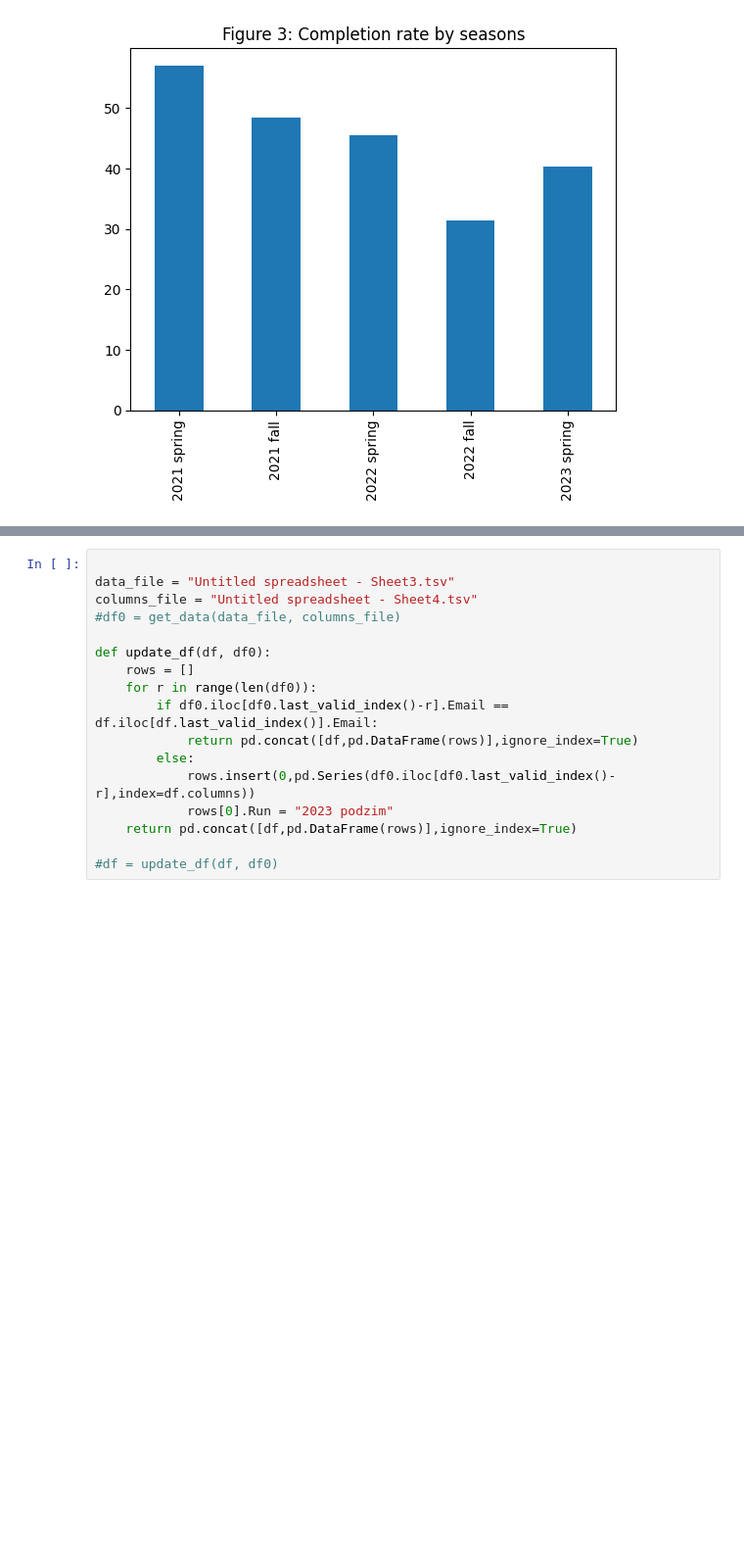
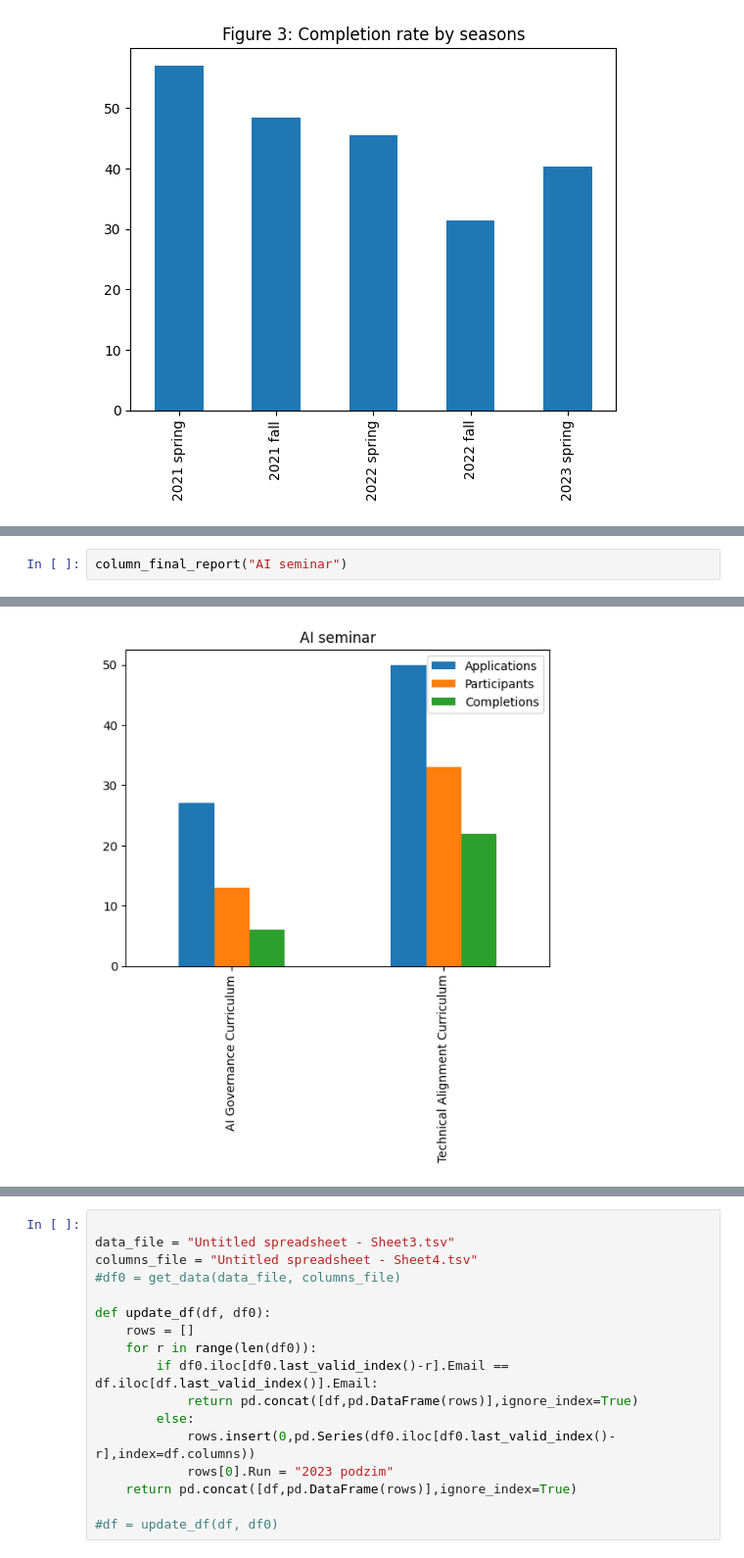
Before and after one commit to GPT-4I/evals, a Jupyter notebook: data.ipynb, the cells around one changed output, grey strips where cells are left out. Shown at 98% size. Cells and saved outputs as stored; diff of their text form; blank space fills up the shorter version.

```diff
--- a/data.ipynb
+++ b/data.ipynb
@@ -108,0 +126,3 @@ report_df
+# %%
+column_final_report("AI seminar")
+# %% [output]
@@ -108,0 +132 @@ report_df
+[figure, added]
```
Also changed, not shown: parts of 13 cells of this notebook, 1 other file.
